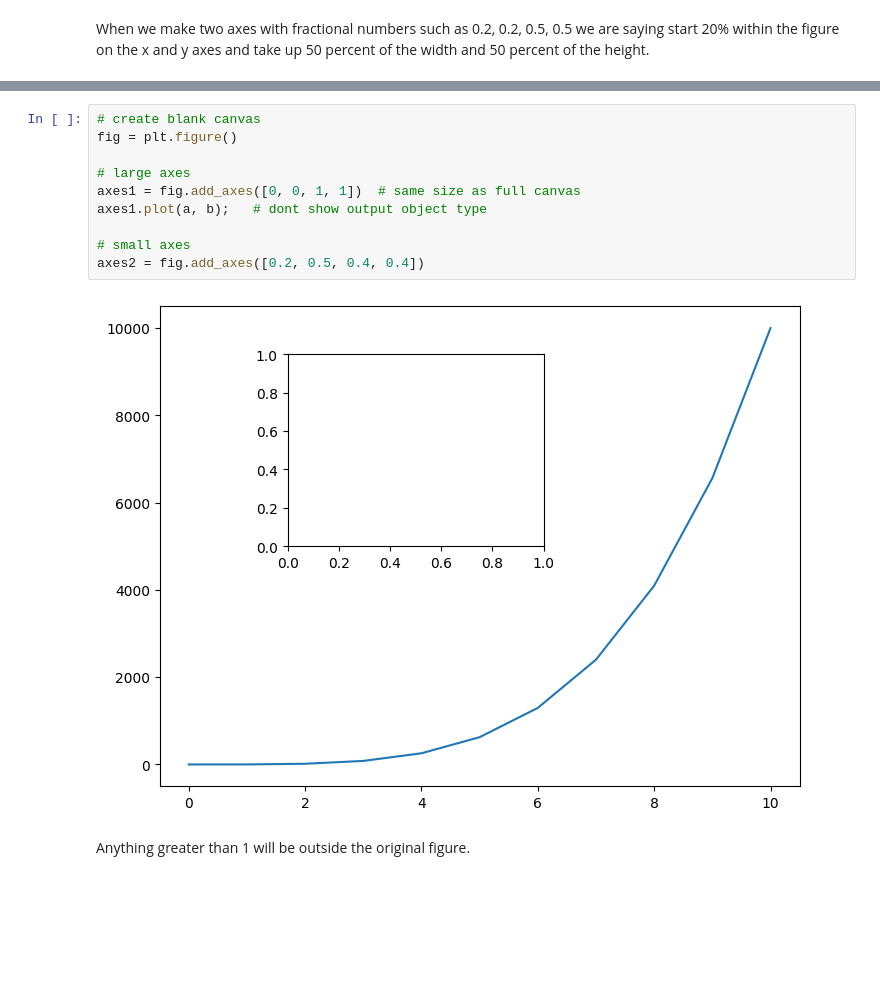
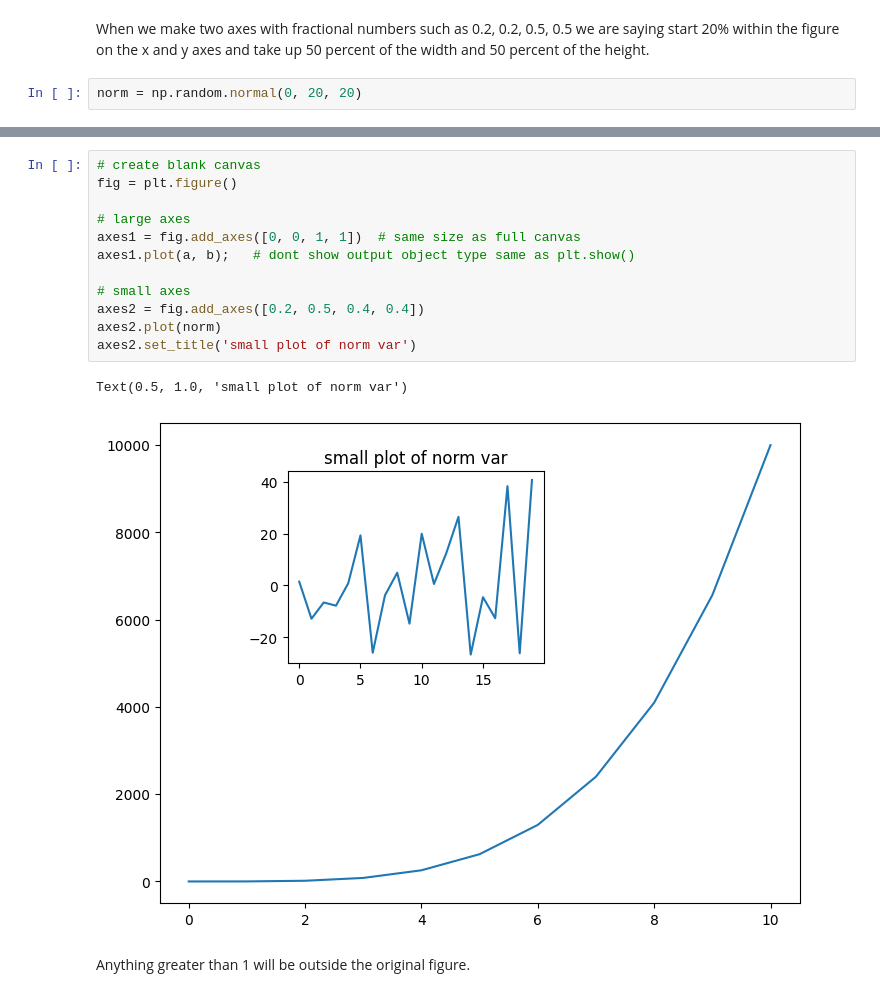
Before and after one commit to ryslipe/master_class, a Jupyter notebook: matplotlib/02_matplotlib_oop.ipynb, the cells around one changed output, grey strips where cells are left out. Saved outputs shown, nothing was run; the diff lists cells and outputs as text; blank space fills up the shorter version.

```diff
--- a/matplotlib/02_matplotlib_oop.ipynb
+++ b/matplotlib/02_matplotlib_oop.ipynb
@@ -39,3 +39,5 @@ y
 array([ 0,  2,  4,  6,  8, 10, 12, 14, 16, 18])
 # %% [markdown]
 When we make two axes with fractional numbers such as 0.2, 0.2, 0.5, 0.5 we are saying start 20% within the figure on the x and y axes and take up 50 percent of the width and 50 percent of the height.
+# %%
+norm = np.random.normal(0, 20, 20)
@@ -42,15 +52,18 @@ When we make two axes with fractional numbers such as 0.2, 0.2, 0.5, 0.5 we are
 # %%
 # create blank canvas
 fig = plt.figure()
 
 # large axes
 axes1 = fig.add_axes([0, 0, 1, 1])  # same size as full canvas
-axes1.plot(a, b);   # dont show output object type
+axes1.plot(a, b);   # dont show output object type same as plt.show()
 
 # small axes
 axes2 = fig.add_axes([0.2, 0.5, 0.4, 0.4])
+axes2.plot(norm)
+axes2.set_title('small plot of norm var')
 # %% [output]
+Text(0.5, 1.0, 'small plot of norm var')
-[figure, old version]
+[figure, new version]
 # %% [markdown]
 Anything greater than 1 will be outside the original figure.
 # %%
```
Also changed, not shown: parts of 16 cells of this notebook, 1 other file.
